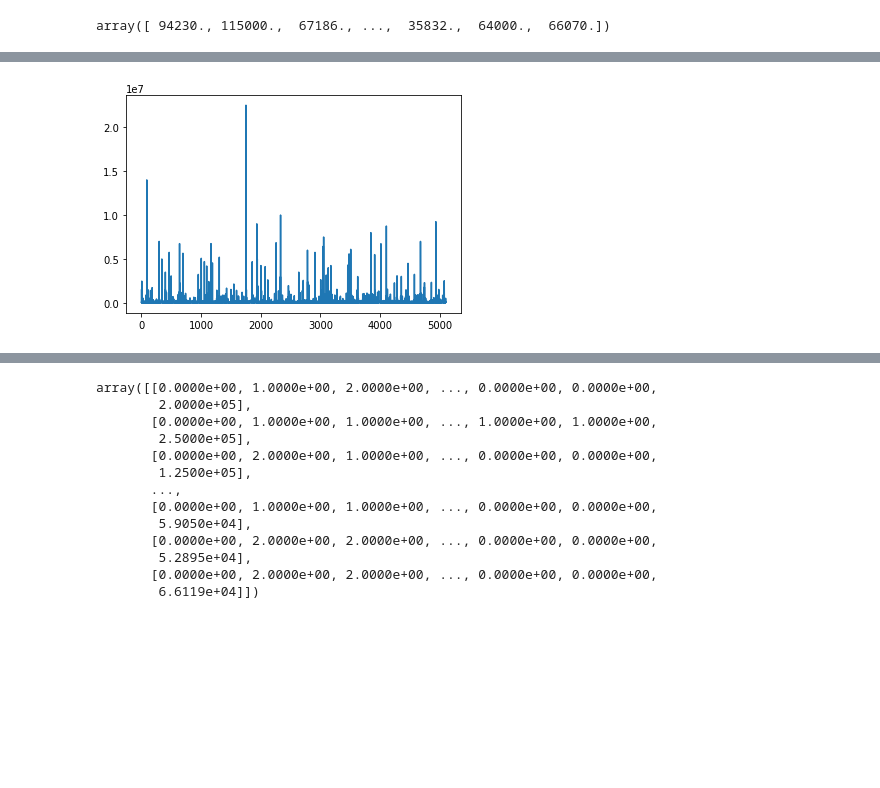
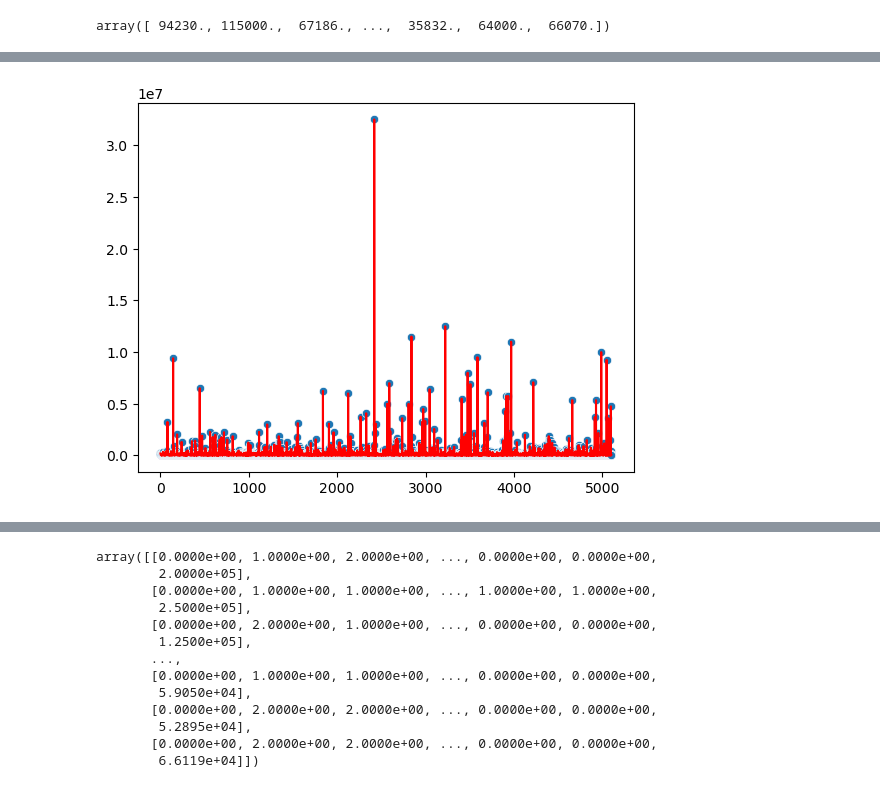
Before and after one commit to CAP5610-Group-Project/StackOverflow-Survey-Project, a Jupyter notebook: ML_model.ipynb, the cells around one changed output, grey strips where cells are left out. Drawn from its saved outputs; the diff is of its cells as text; code cells hidden in the pictures; blank space fills up the shorter version.

```diff
--- a/ML_model.ipynb
+++ b/ML_model.ipynb
@@ -317 +599,3 @@ array([ 94230., 115000.,  67186., ...,  35832.,  64000.,  66070.])
+# %%
+preds_lR = lr.predict(X_t_train_r.values)
 # %%
@@ -333,6 +628,7 @@ array([ 94230., 115000.,  67186., ...,  35832.,  64000.,  66070.])
 # %%
 plt.Figure(dpi=200)
-plt.plot(range(len(y_val_r)),preds_lR.reshape(-1))
+sns.scatterplot(x=range(len(y_val_r)), y=y_val_r.to_numpy().reshape(-1))
+plt.plot(range(len(y_val_r)),preds_lR.reshape(-1), color="r")
 plt.show()
 # %% [output]
-[figure, old version]
+[figure, new version]
```
Also changed, not shown: parts of 118 cells of this notebook, 20 other files.
